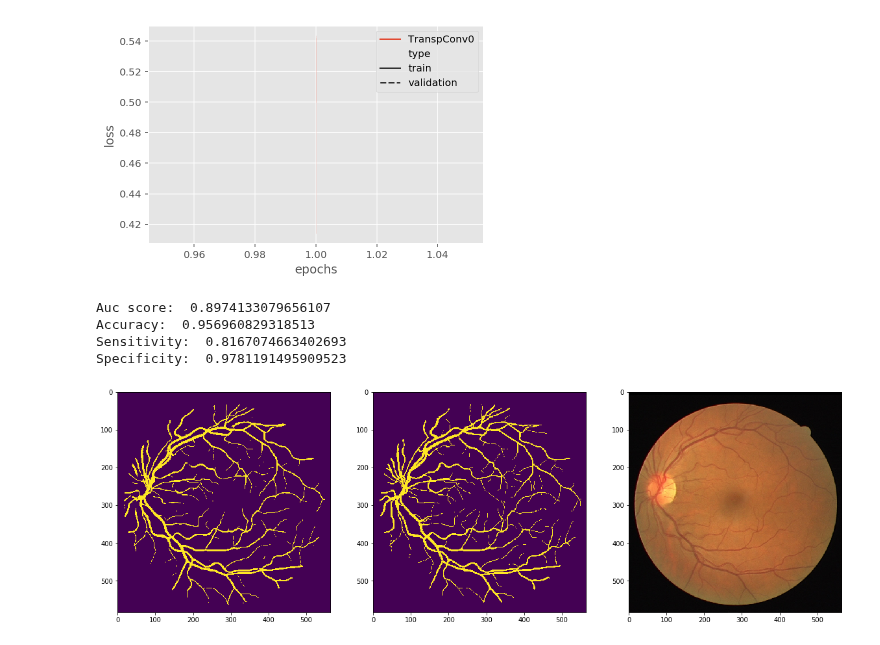
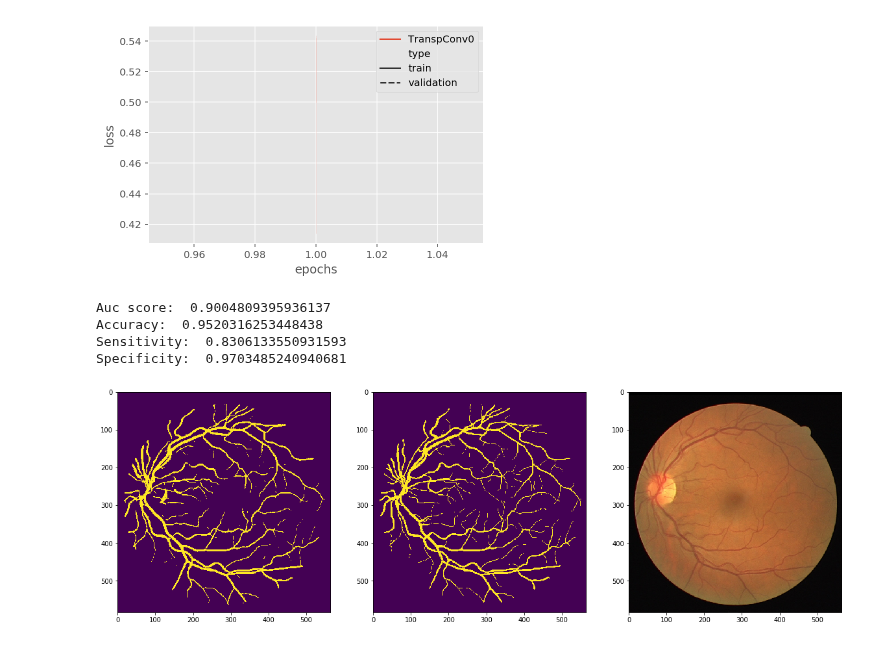
Before and after one commit to mlazic95/-retinal-blood-vessel-segmentation, a Jupyter notebook: src/semantic-segmentation-network.ipynb, the cells around one changed output. Cells and saved outputs as stored; diff of their text form; code cells hidden in the pictures.

```diff
--- a/src/semantic-segmentation-network.ipynb
+++ b/src/semantic-segmentation-network.ipynb
@@ -408,24 +408,30 @@ drive_test_segmented = helpers.load_images_from_folder(helpers.DRIVE_TEST_SEG_1_
 drive_training_images = helpers.load_images_from_folder(helpers.DRIVE_TRAINING_IMAGES_PATH)
 drive_training_mask = helpers.load_images_from_folder(helpers.DRIVE_TRAINING_MASK_PATH)
 drive_training_segmented = helpers.load_images_from_folder(helpers.DRIVE_TRAINING_SEG_1_PATH)
+
+chase_training_images = helpers.load_images_from_folder(helpers.CHASE_IMAGES_PATH)
+chase_training_mask = helpers.load_images_from_folder(helpers.CHASE_MASK_PATH)
+chase_training_segmented = helpers.load_images_from_folder(helpers.CHASE_SEG_1_PATH)
 # %%
 image_nr = 0
 full_image_segmentation = helpers.segment_whole_image(drive_test_images[image_nr], drive_test_mask[image_nr], 32, helpers.Dataset.DRIVE, model)
+full_image_segmentation[full_image_segmentation > 0.5] = 1
+full_image_segmentation[full_image_segmentation <= 0.5] = 0
 fig, ax = plt.subplots(1,3, figsize=(20,20))
 ax[0].imshow(full_image_segmentation)
 ax[1].imshow(drive_test_segmented[image_nr])
 ax[2].imshow(drive_test_images[image_nr])
 print('Auc score: ',helpers.roc_auc(full_image_segmentation, drive_test_segmented[image_nr], drive_test_mask[image_nr]))
 print('Accuracy: ',helpers.accuracy(full_image_segmentation, drive_test_segmented[image_nr], drive_test_mask[image_nr]))
 print('Sensitivity: ',helpers.sensitivity(full_image_segmentation, drive_test_segmented[image_nr], drive_test_mask[image_nr]))
 print('Specificity: ',helpers.specificity(full_image_segmentation, drive_test_segmented[image_nr], drive_test_mask[image_nr]))
 plt.show()
 # %% [output]
-Auc score:  0.8974133079656107
-Accuracy:  0.956960829318513
-Sensitivity:  0.8167074663402693
-Specificity:  0.9781191495909523
+Auc score:  0.9004809395936137
+Accuracy:  0.9520316253448438
+Sensitivity:  0.8306133550931593
+Specificity:  0.9703485240940681
-[figure, old version]
+[figure, new version]
 # %%
 def get_test_score(images, mask, segmentation, model, plot=False, nr_of_images=None):
     if not nr_of_images:
```
Also changed, not shown: parts of 8 cells of this notebook, 1 other file.
